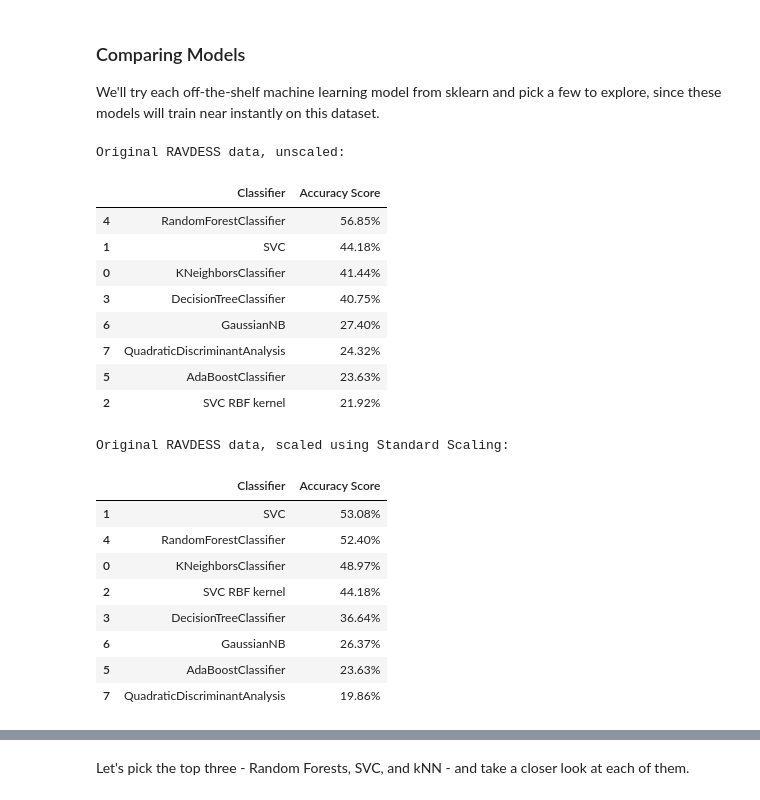
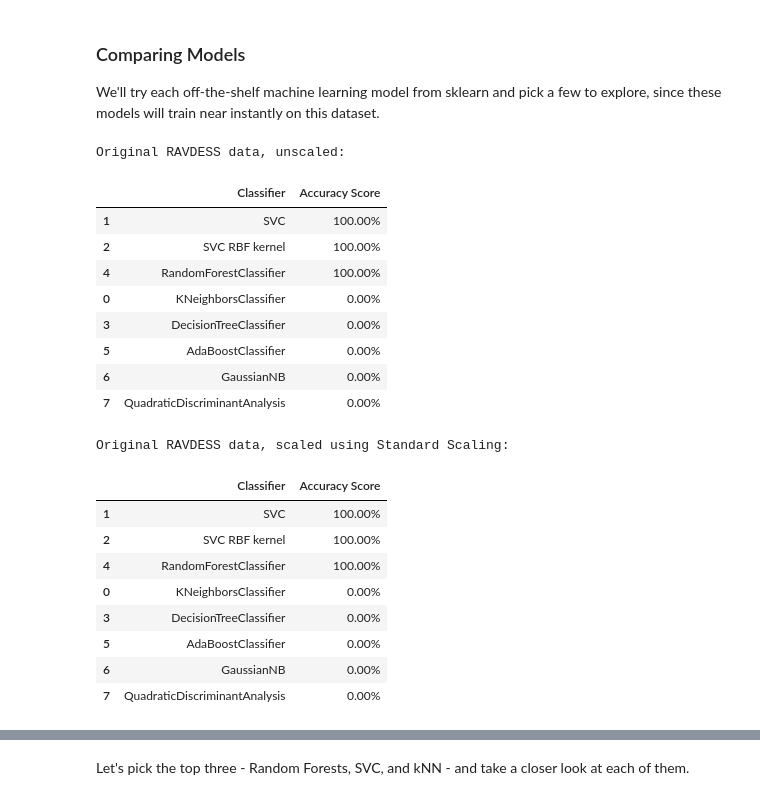
Before and after one commit to amandajeng19/Week3-ClassicML, a Jupyter notebook: Week_3_MachineLearning.ipynb, the cells around one changed output, grey strips where cells are left out. Drawn from its saved outputs; the diff is of its cells as text; code cells hidden in the pictures.

```diff
--- a/Week_3_MachineLearning.ipynb
+++ b/Week_3_MachineLearning.ipynb
@@ -236,7 +233,10 @@ emotions_df.to_csv('/content/drive/MyDrive/IAT 360/Week 4/emotionsOriginal.csv')
 # %% [markdown]
 Once saved you only need to load them later by running the cell below, and **skip every cell above** except for the one in which we import libraries.
 # %%
-features=pd.read_csv('/content/drive/MyDrive/IAT 360/Week 4/featuresRavdess.csv',index_col=0)
-emotions=pd.read_csv('/content/drive/MyDrive/IAT 360/Week 4/emotionsRavdess.csv',index_col=0)
+featuresOriginal=pd.read_csv('/content/drive/MyDrive/IAT 360/Week 4/featuresOriginal.csv',index_col=0)
+emotionsOriginal=pd.read_csv('/content/drive/MyDrive/IAT 360/Week 4/emotionsOriginal.csv',index_col=0)
+
+featuresAdditional=pd.read_csv('/content/drive/MyDrive/IAT 360/Week 4/featuresAdditional.csv',index_col=0)
+emotionsAdditional=pd.read_csv('/content/drive/MyDrive/IAT 360/Week 4/emotionsAdditional.csv',index_col=0)
 # %% [markdown]
 let's see if they have been loaded correctly!
@@ -404,28 +433,28 @@ from sklearn.model_selection import train_test_split
 
 
 ############# Unscaled test/train set #############
-X_train, X_test, y_train, y_test =train_test_split(
-    features,
-    emotions,
-    test_size=0.2,
+X_Original_train, X_Original_test, y_Original_train, y_Original_test =train_test_split(
+    featuresOriginal,
+    emotionsOriginal,
+    test_size=1,
     random_state=42
 )
 
 ############ Standard Scaled test/train set ###########
 # The labels/classes (y_train, y_test) never change, keep old values
-X_train_scaled, X_test_scaled, _, _ = train_test_split(
-    features_scaled,
-    emotions,
-    test_size=0.2,
+X_Original_train_scaled, X_Original_test_scaled, _, _ = train_test_split(
+    featuresOriginal_scaled,
+    emotionsOriginal,
+    test_size=1,
     random_state=42
 )
 
 ############# MinMax Scaled test/train set ###############
 # The labels/classes (y_train, y_test) never change, keep old values
-X_train_minmax, X_test_minmax, _, _ = train_test_split(
-    features_scaled,
-    emotions,
-    test_size=0.2,
+X_Original_train_minmax, X_Original_test_minmax, _, _ = train_test_split(
+    featuresOriginal_scaled,
+    emotionsOriginal,
+    test_size=1,
     random_state=42
 )
 # %% [markdown]
@@ -451,34 +480,34 @@ classification_models = [
 # %%
 ############ Test with unscaled data #############
 print('\033[1m'+'Original RAVDESS data, unscaled:\n'+'\033[0m')
 scores = []
 for model in classification_models:
-    model.fit(X_train, y_train)
-    score = model.score(X_test, y_test)
+    model.fit(X_Original_train, y_Original_train)
+    score = model.score(X_Original_test, y_Original_test)
     model_name = type(model).__name__
     if model_name=='SVC' and model.kernel=='rbf': model_name+=' RBF kernel'
     scores.append((model_name,(f'{100*score:.2f}%')))
 # Make it pretty
 scores_df = pd.DataFrame(scores,columns=['Classifier','Accuracy Score'])
 scores_df.sort_values(by='Accuracy Score',axis=0,ascending=False)
 # %% [output]
 Original RAVDESS data, unscaled:
 |  | Classifier | Accuracy Score |
-| 4 | RandomForestClassifier | 56.85% |
-| 1 | SVC | 44.18% |
-| 0 | KNeighborsClassifier | 41.44% |
-| 3 | DecisionTreeClassifier | 40.75% |
-| 6 | GaussianNB | 27.40% |
-| 7 | QuadraticDiscriminantAnalysis | 24.32% |
-| 5 | AdaBoostClassifier | 23.63% |
-| 2 | SVC RBF kernel | 21.92% |
+| 1 | SVC | 100.00% |
+| 2 | SVC RBF kernel | 100.00% |
+| 4 | RandomForestClassifier | 100.00% |
+| 0 | KNeighborsClassifier | 0.00% |
+| 3 | DecisionTreeClassifier | 0.00% |
+| 5 | AdaBoostClassifier | 0.00% |
+| 6 | GaussianNB | 0.00% |
+| 7 | QuadraticDiscriminantAnalysis | 0.00% |
 # %%
 ############ Test data with standard scaling #############
 print('\033[1m'+'Original RAVDESS data, scaled using Standard Scaling:\n'+'\033[0m')
 scores = []
 for model in classification_models:
-    model.fit(X_train_scaled, y_train)
-    score = model.score(X_test_scaled, y_test)
+    model.fit(X_Original_train_scaled, y_Original_train)
+    score = model.score(X_Original_test_scaled, y_Original_test)
     model_name = type(model).__name__
     if model_name=='SVC' and model.kernel=='rbf': model_name+=' RBF kernel'
     scores.append((model_name,(f'{100*score:.2f}%')))
@@ -488,14 +517,14 @@ scores_df.sort_values(by='Accuracy Score',axis=0,ascending=False)
 # %% [output]
 Original RAVDESS data, scaled using Standard Scaling:
 |  | Classifier | Accuracy Score |
-| 1 | SVC | 53.08% |
-| 4 | RandomForestClassifier | 52.40% |
-| 0 | KNeighborsClassifier | 48.97% |
-| 2 | SVC RBF kernel | 44.18% |
-| 3 | DecisionTreeClassifier | 36.64% |
-| 6 | GaussianNB | 26.37% |
-| 5 | AdaBoostClassifier | 23.63% |
-| 7 | QuadraticDiscriminantAnalysis | 19.86% |
+| 1 | SVC | 100.00% |
+| 2 | SVC RBF kernel | 100.00% |
+| 4 | RandomForestClassifier | 100.00% |
+| 0 | KNeighborsClassifier | 0.00% |
+| 3 | DecisionTreeClassifier | 0.00% |
+| 5 | AdaBoostClassifier | 0.00% |
+| 6 | GaussianNB | 0.00% |
+| 7 | QuadraticDiscriminantAnalysis | 0.00% |
 # %%
 ############ Test data with min/max scaling #############
 print('\033[1m'+'Original RAVDESS data, scaled using MinMax Scaling:\n'+'\033[0m')
```
Also changed, not shown: parts of 14 cells of this notebook.
